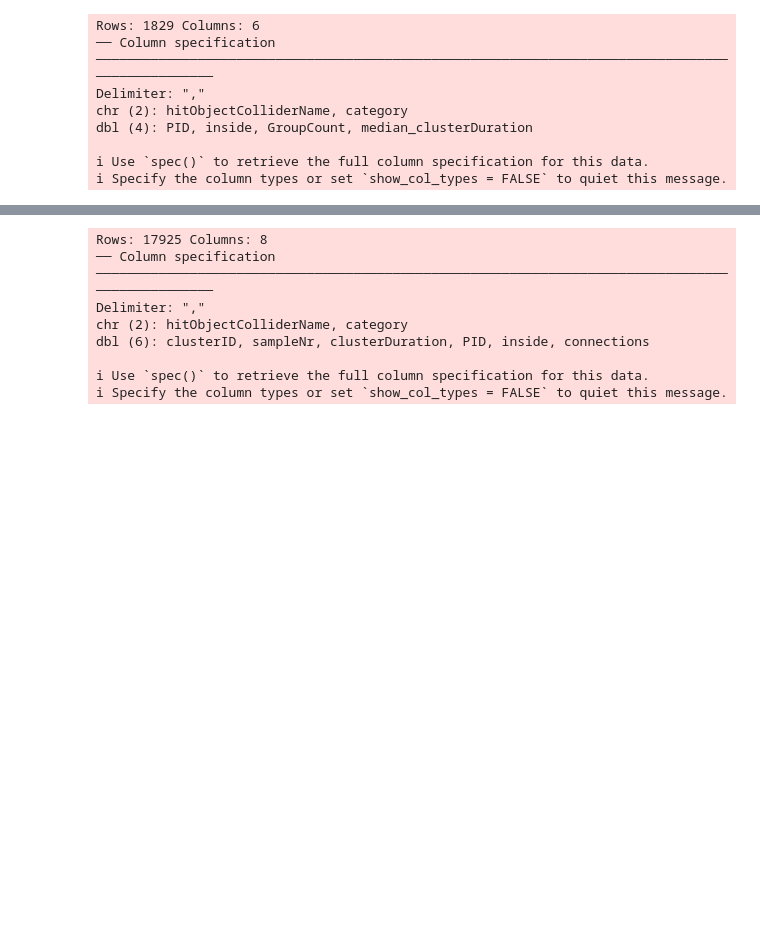
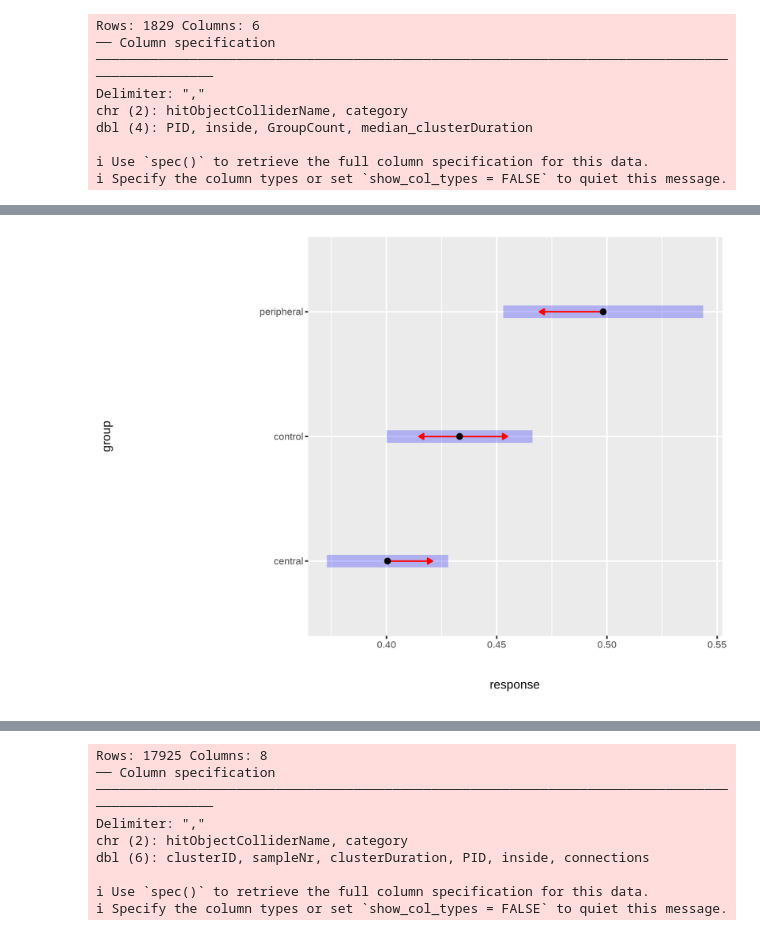
Before and after one commit to SanD94/VReGTrET, a Jupyter notebook: GraphTheory_ET_VR_Westbrueck/Analysis/raw_gaze_analysis/figure_playground.ipynb, the cells around one changed output, grey strips where cells are left out. Saved outputs shown, nothing was run; the diff lists cells and outputs as text; code cells hidden in the pictures; blank space fills up the shorter version.

```diff
--- a/GraphTheory_ET_VR_Westbrueck/Analysis/raw_gaze_analysis/figure_playground.ipynb
+++ b/GraphTheory_ET_VR_Westbrueck/Analysis/raw_gaze_analysis/figure_playground.ipynb
@@ -93,0 +161,15 @@ Fixed Effects:
+# %%
+# Create a reference grid
+ref_grid <- ref_grid(model)
+02
+# Regrid to transform the reference grid
+# This is particularly useful for gamma models with inverse link
+new_grid <- regrid(ref_grid, transform = "response")
+
+# Now use the transformed grid for emmeans
+emm <- emmeans(new_grid, ~ group)
+
+# View results
+summary(emm)
+pairs(emm, adjust = "bonferroni")
+pairs(emm, adjust = "tukey")
@@ -93,0 +198,3 @@ Fixed Effects:
+# %%
+plot(emm, comparisons = TRUE)
+# %% [output]
@@ -93,0 +203 @@ Fixed Effects:
+[figure, added]
```
Also changed, not shown: parts of 15 cells of this notebook, 1 other file.
